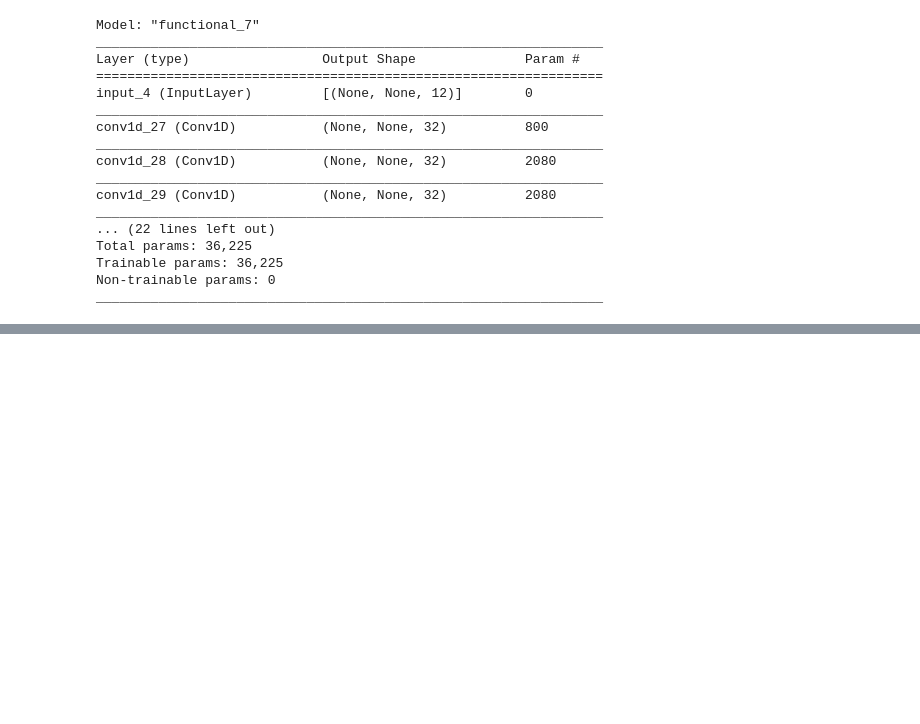
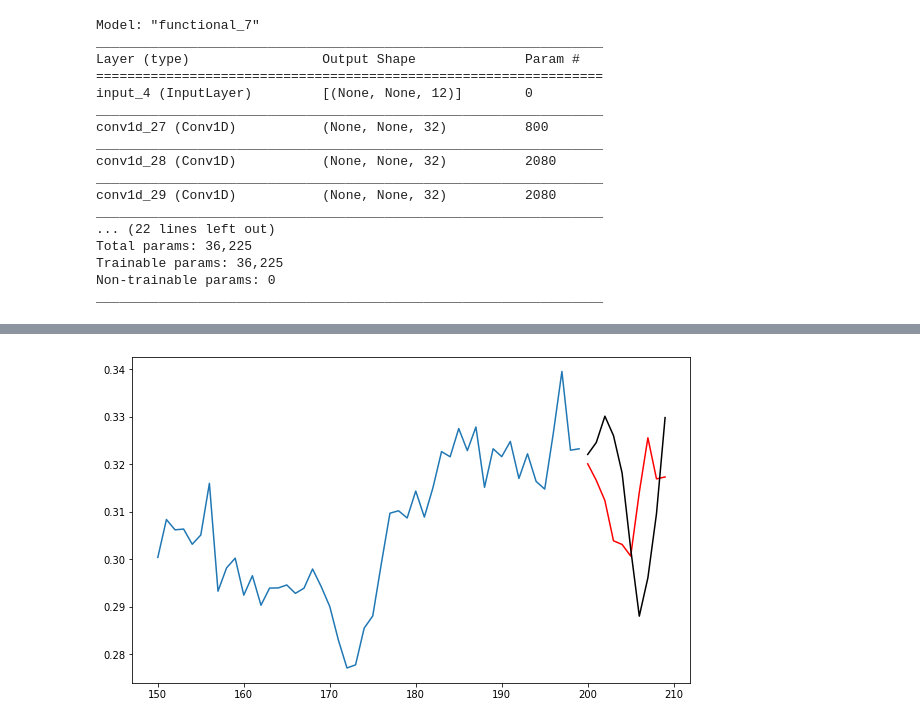
Before and after one commit to tanay2001/Stock-Trading-Bot-, a Jupyter notebook: Models/wavenet_model_for_stock_prediction.ipynb, the cells around one changed output, grey strips where cells are left out. Cells and saved outputs as stored; diff of their text form; code cells hidden in the pictures; blank space fills up the shorter version.

```diff
--- a/Models/wavenet_model_for_stock_prediction.ipynb
+++ b/Models/wavenet_model_for_stock_prediction.ipynb
@@ -237,0 +219,4 @@ pred(6090,encoder_input_data, decoder_target_data, scale2, sft2)
+# %%
+pred(67,encoder_test, decoder_test)
+# %% [output]
+[figure, added]
```
Also changed, not shown: parts of 37 cells of this notebook.
